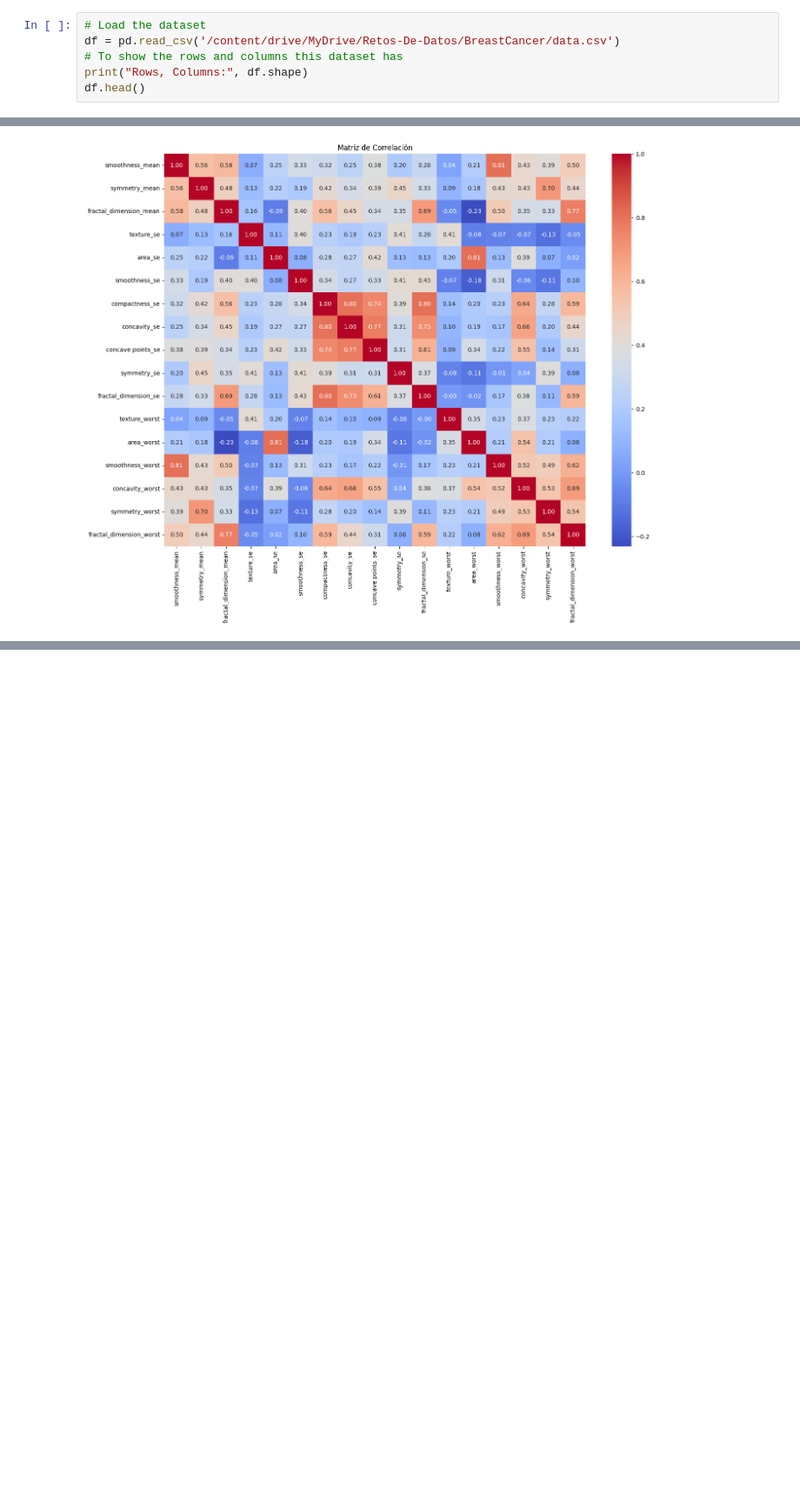
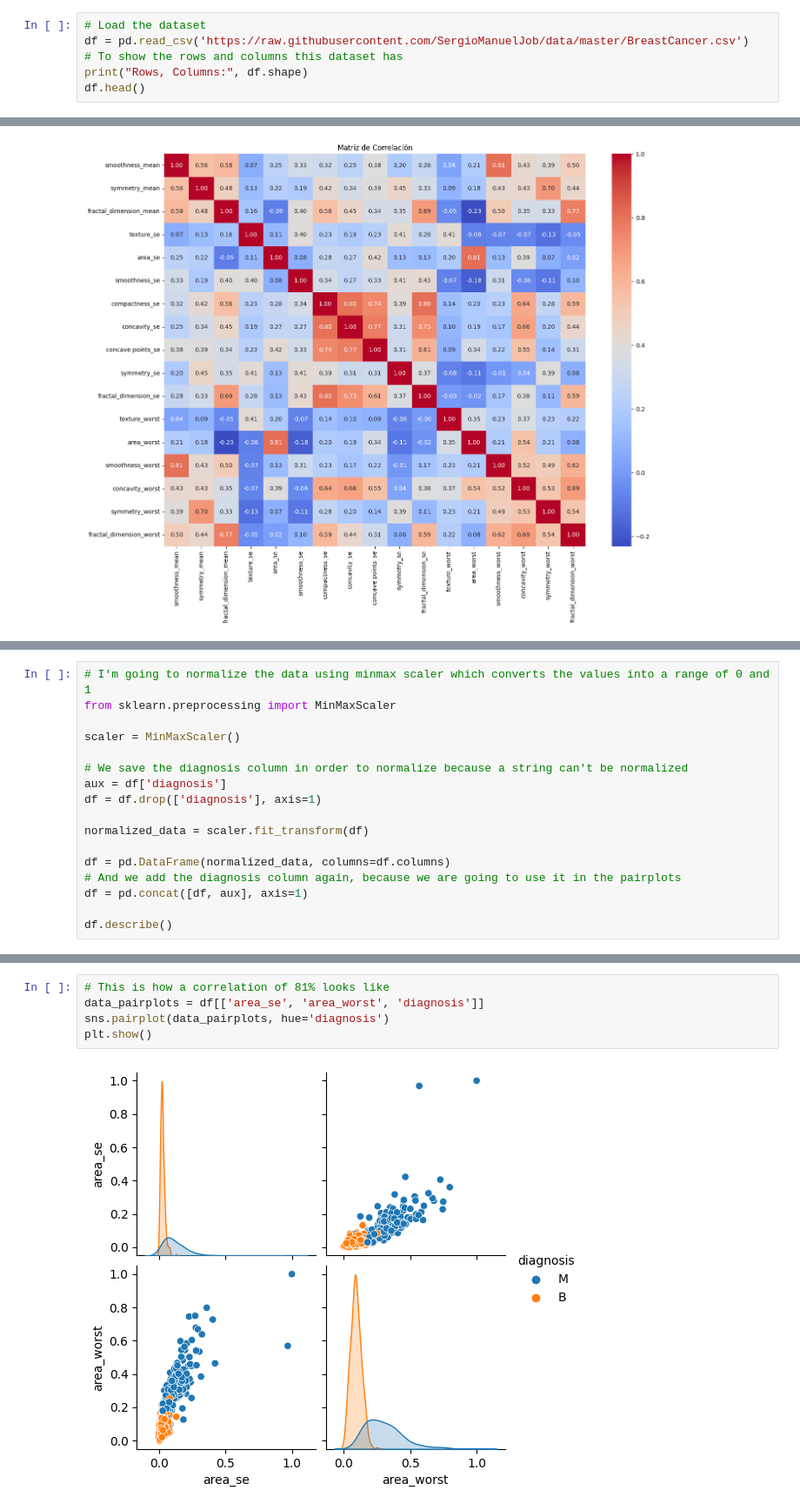
Before and after one commit to SergioManuelJob/BreastCancer-NaiveBayes, a Jupyter notebook: Breast_Cancer_NaiveBayes.ipynb, the cells around one changed output, grey strips where cells are left out. Shown at 87% size. Drawn from its saved outputs; the diff is of its cells as text; blank space fills up the shorter version.

```diff
--- a/Breast_Cancer_NaiveBayes.ipynb
+++ b/Breast_Cancer_NaiveBayes.ipynb
@@ -14,6 +49,6 @@ from sklearn.model_selection import train_test_split
 # %%
 # Load the dataset
-df = pd.read_csv('/content/drive/MyDrive/Retos-De-Datos/BreastCancer/data.csv')
+df = pd.read_csv('https://raw.githubusercontent.com/SergioManuelJob/data/master/BreastCancer.csv')
 # To show the rows and columns this dataset has
 print("Rows, Columns:", df.shape)
 df.head()
@@ -97,0 +144,17 @@ plt.show()
+# %%
+# I'm going to normalize the data using minmax scaler which converts the values into a range of 0 and 1
+from sklearn.preprocessing import MinMaxScaler
+
+scaler = MinMaxScaler()
+
+# We save the diagnosis column in order to normalize because a string can't be normalized
+aux = df['diagnosis']
+df = df.drop(['diagnosis'], axis=1)
+
+normalized_data = scaler.fit_transform(df)
+
+df = pd.DataFrame(normalized_data, columns=df.columns)
+# And we add the diagnosis column again, because we are going to use it in the pairplots
+df = pd.concat([df, aux], axis=1)
+
+df.describe()
@@ -97,0 +171,7 @@ plt.show()
+# %%
+# This is how a correlation of 81% looks like
+data_pairplots = df[['area_se', 'area_worst', 'diagnosis']]
+sns.pairplot(data_pairplots, hue='diagnosis')
+plt.show()
+# %% [output]
+[figure, added]
```
Also changed, not shown: parts of 20 cells of this notebook.
